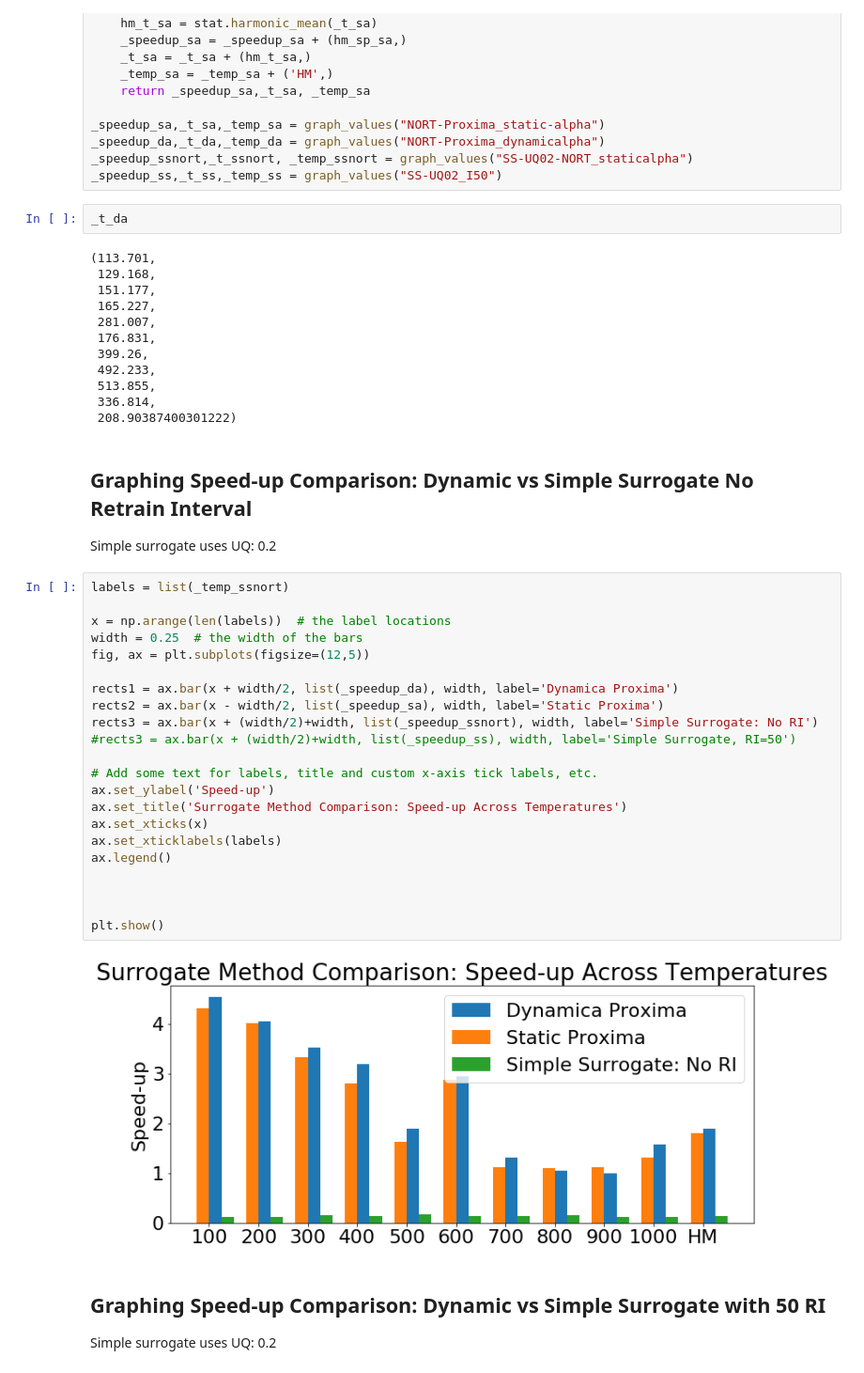
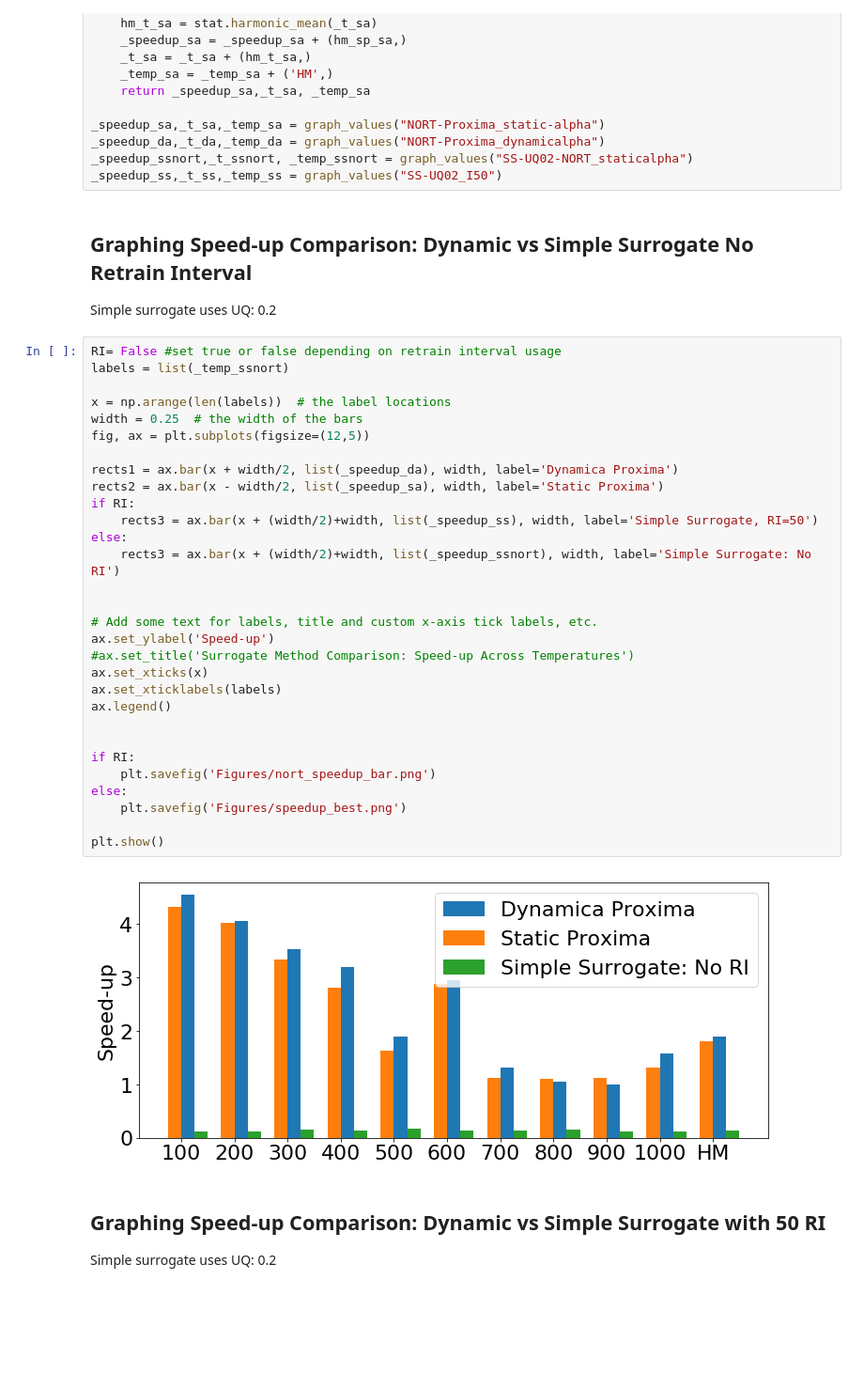
Before and after one commit to YulianaGomez/proxima_analysis, a Jupyter notebook: notebooks/Speedup_bar_chart.ipynb, the cells around one changed output. Shown at 94% size. Drawn from its saved outputs; the diff is of its cells as text; blank space fills up the shorter version.

```diff
--- a/notebooks/Speedup_bar_chart.ipynb
+++ b/notebooks/Speedup_bar_chart.ipynb
@@ -74,47 +74,41 @@ _speedup_sa,_t_sa,_temp_sa = graph_values("NORT-Proxima_static-alpha")
 _speedup_da,_t_da,_temp_da = graph_values("NORT-Proxima_dynamicalpha")
 _speedup_ssnort,_t_ssnort, _temp_ssnort = graph_values("SS-UQ02-NORT_staticalpha")
 _speedup_ss,_t_ss,_temp_ss = graph_values("SS-UQ02_I50")
-# %%
-_t_da
-# %% [output]
-(113.701,
- 129.168,
- 151.177,
- 165.227,
- 281.007,
- 176.831,
- 399.26,
- 492.233,
- 513.855,
- 336.814,
- 208.90387400301222)
 # %% [markdown]
 ## Graphing Speed-up Comparison: Dynamic vs Simple Surrogate No Retrain Interval
 Simple surrogate uses UQ: 0.2
 # %%
+RI= False #set true or false depending on retrain interval usage
 labels = list(_temp_ssnort)
 
 x = np.arange(len(labels))  # the label locations
 width = 0.25  # the width of the bars
 fig, ax = plt.subplots(figsize=(12,5))
 
 rects1 = ax.bar(x + width/2, list(_speedup_da), width, label='Dynamica Proxima')
 rects2 = ax.bar(x - width/2, list(_speedup_sa), width, label='Static Proxima')
-rects3 = ax.bar(x + (width/2)+width, list(_speedup_ssnort), width, label='Simple Surrogate: No RI')
-#rects3 = ax.bar(x + (width/2)+width, list(_speedup_ss), width, label='Simple Surrogate, RI=50')
+if RI:
+    rects3 = ax.bar(x + (width/2)+width, list(_speedup_ss), width, label='Simple Surrogate, RI=50')
+else:
+    rects3 = ax.bar(x + (width/2)+width, list(_speedup_ssnort), width, label='Simple Surrogate: No RI')
+
 
 # Add some text for labels, title and custom x-axis tick labels, etc.
 ax.set_ylabel('Speed-up')
-ax.set_title('Surrogate Method Comparison: Speed-up Across Temperatures')
+#ax.set_title('Surrogate Method Comparison: Speed-up Across Temperatures')
 ax.set_xticks(x)
 ax.set_xticklabels(labels)
 ax.legend()
 
 
+if RI:
+    plt.savefig('Figures/nort_speedup_bar.png')
+else:
+    plt.savefig('Figures/speedup_best.png')
 
 plt.show()
 # %% [output]
-[figure, old version]
+[figure, new version]
 # %% [markdown]
 ## Graphing Speed-up Comparison: Dynamic vs Simple Surrogate with 50 RI
 Simple surrogate uses UQ: 0.2
```
Also changed, not shown: 1 other file.
